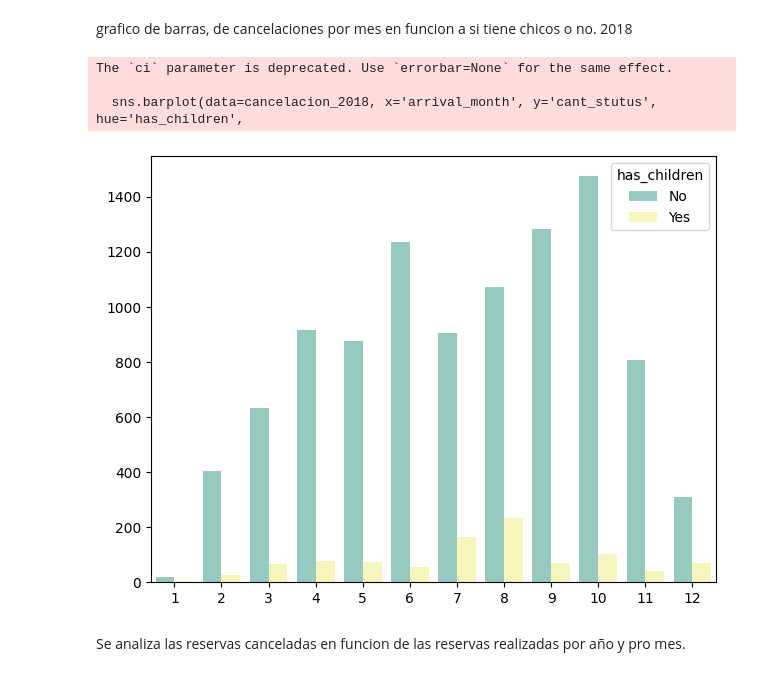
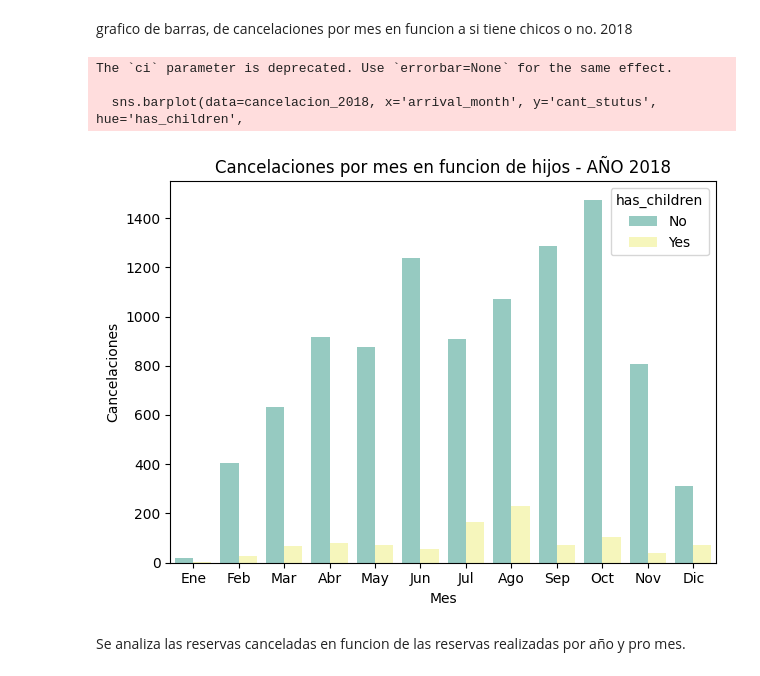
Before and after one commit to AndresCba89/reservas_hoteles, a Jupyter notebook: hotel.ipynb, the cells around one changed output. Drawn from its saved outputs; the diff is of its cells as text; code cells hidden in the pictures.

Commit message:
se agregan tilitulos de graficos

```diff
--- a/hotel.ipynb
+++ b/hotel.ipynb
@@ -293,19 +310,23 @@ grafico de barras, de cancelaciones por mes en funcion a si tiene chicos o no. 2
 # %%
 plt.figure()
 sns.barplot(data=cancelacion_2018, x='arrival_month', y='cant_stutus', hue='has_children',
             estimator='mean', ci=None, palette='Set3')
-plt.title('')
-plt.xlabel('')
-plt.ylabel('')
+
+month_labels = ['Ene', 'Feb', 'Mar', 'Abr', 'May', 'Jun', 'Jul', 'Ago', 'Sep', 'Oct', 'Nov', 'Dic']
+plt.xticks(ticks=range(0, 12), labels=month_labels)
+
+plt.title('Cancelaciones por mes en funcion de hijos - AÑO 2018')
+plt.xlabel('Mes')
+plt.ylabel('Cancelaciones')
 plt.tight_layout()
-ruta_guardado = os.path.join (r'A:/Clases/Practica_Hotel/graficos', 'canceled_child_2018.png')
+ruta_guardado = os.path.join (r'A:/Clases/Practica_Hotel/graficos', 'canceld_child_2017.png')
 plt.savefig(ruta_guardado)
 plt.show()
 # %% [output]
 The `ci` parameter is deprecated. Use `errorbar=None` for the same effect.
 
   sns.barplot(data=cancelacion_2018, x='arrival_month', y='cant_stutus', hue='has_children',
-[figure, old version]
+[figure, new version]
 # %% [markdown]
 Se analiza las reservas canceladas en funcion de las reservas realizadas por año y pro mes.
 # %%
```
Also changed, not shown: parts of 6 cells of this notebook, 2 other files.
